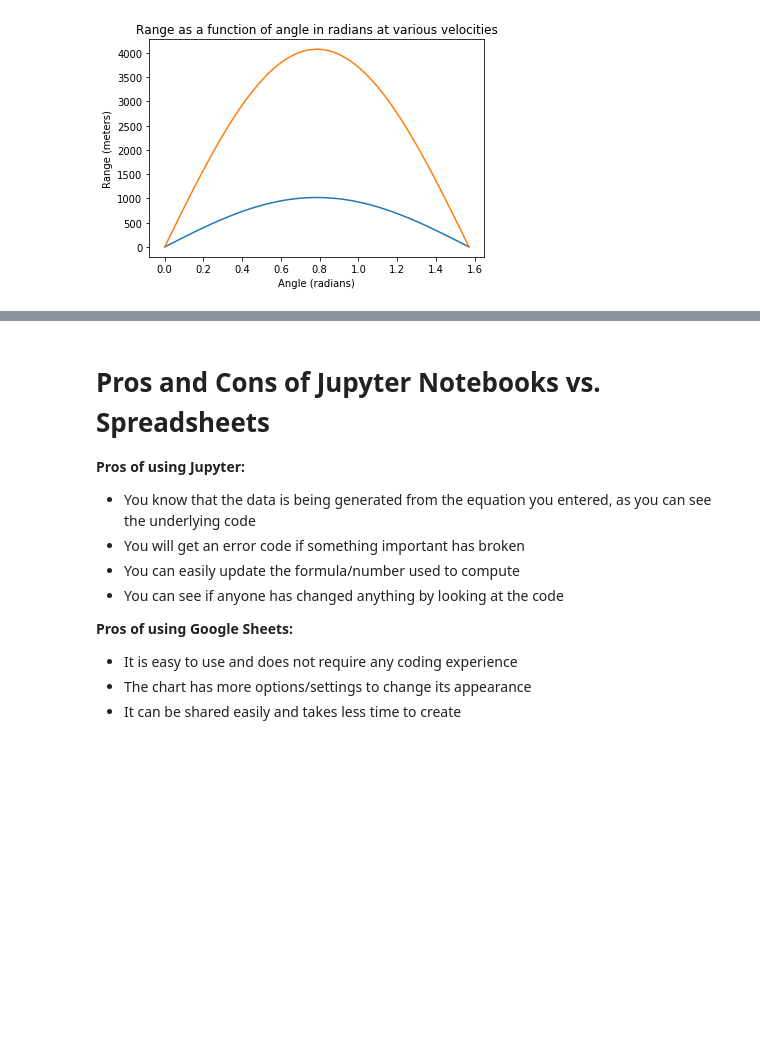
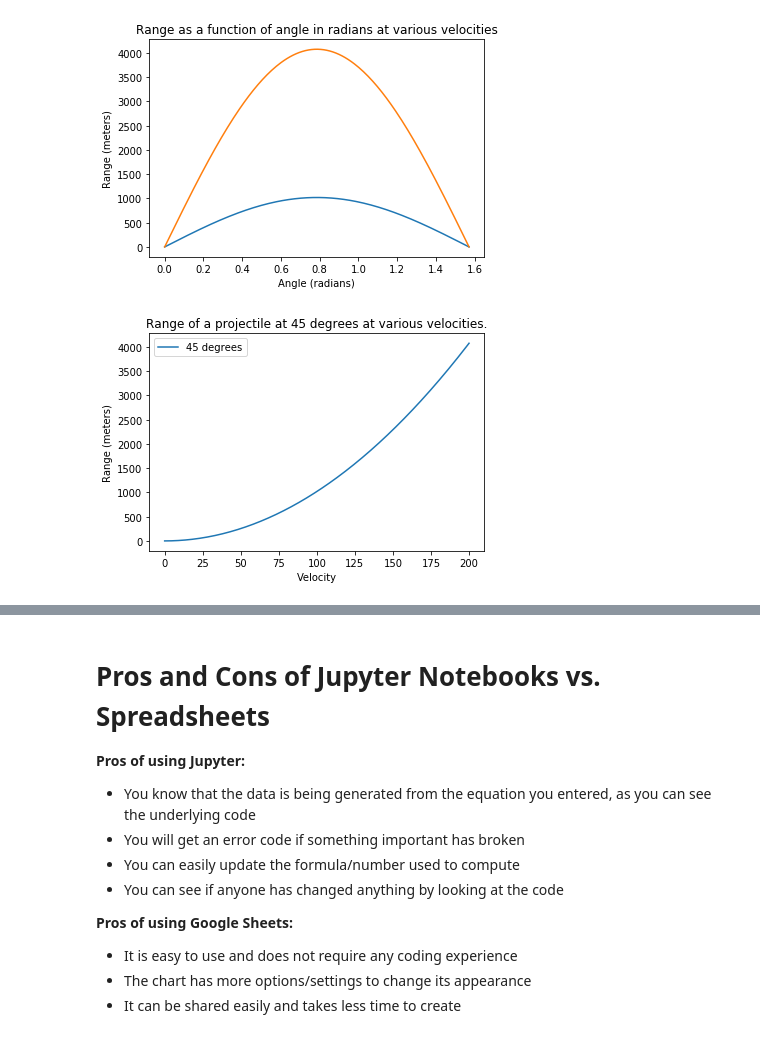
Before and after one commit to JamesRoth/datascience, a Jupyter notebook: Ballistics.ipynb, the cells around one changed output, grey strips where cells are left out. Drawn from its saved outputs; the diff is of its cells as text; code cells hidden in the pictures; blank space fills up the shorter version.

```diff
--- a/Ballistics.ipynb
+++ b/Ballistics.ipynb
@@ -68,15 +58,17 @@ plt.show()
 # %%
 from math import radians, sin, pi
 from numpy import linspace
 angle = radians(45)
 velocity = linspace(0,200, num=400)
 rangeforangle45 = [rangeformula(v, angle) for v in velocity]
 plt.plot(velocity, rangeforangle45, label="45 degrees")
-plt.legend
+plt.legend()
 plt.title('Range of a projectile at 45 degrees at various velocities.')
 plt.xlabel('Velocity')
 plt.ylabel('Range (meters)')
 plt.show()
+# %% [output]
+[figure, added]
 # %%
 from math import radians, sin, pi
 from numpy import linspace
```
Also changed, not shown: parts of 5 cells of this notebook.
